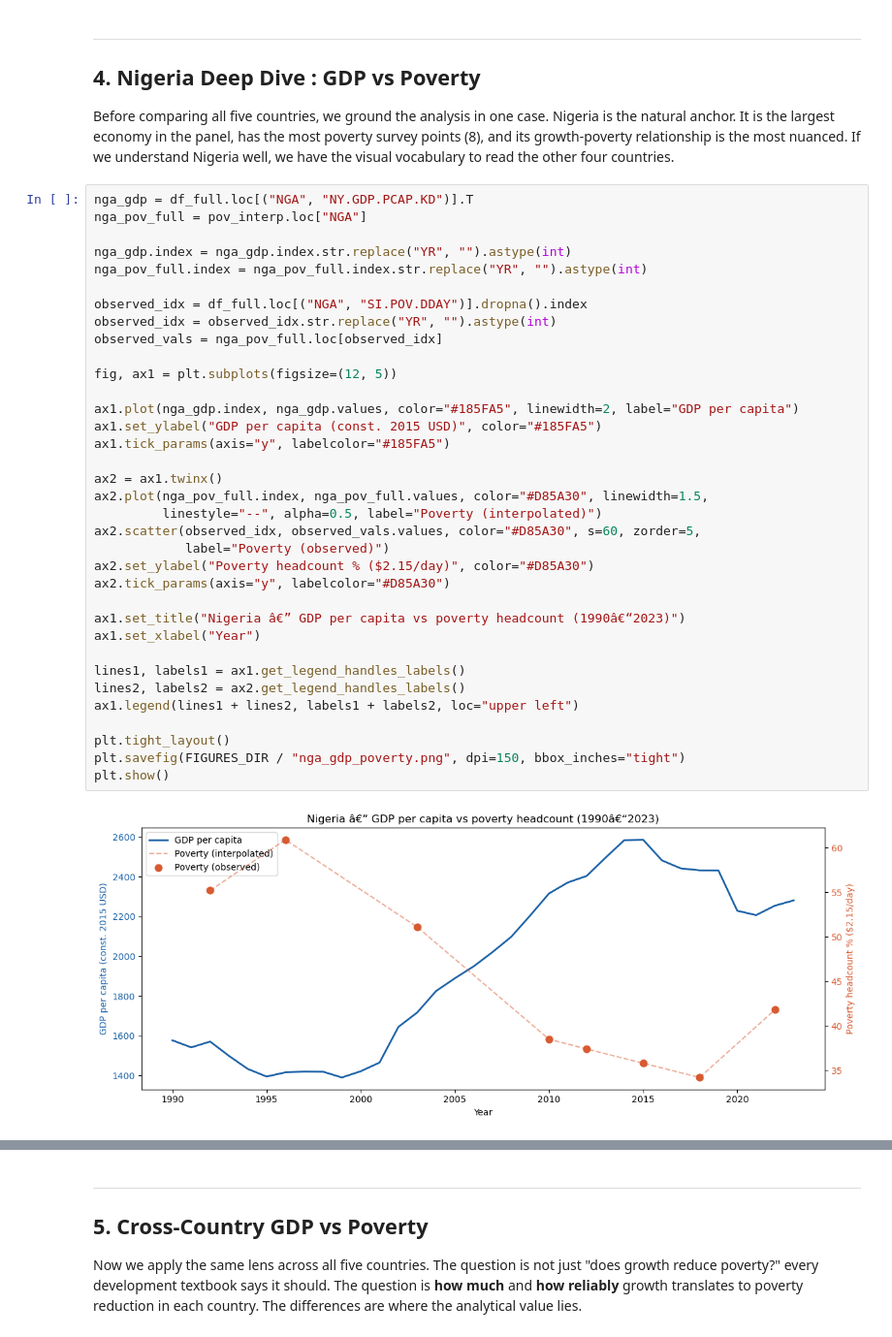
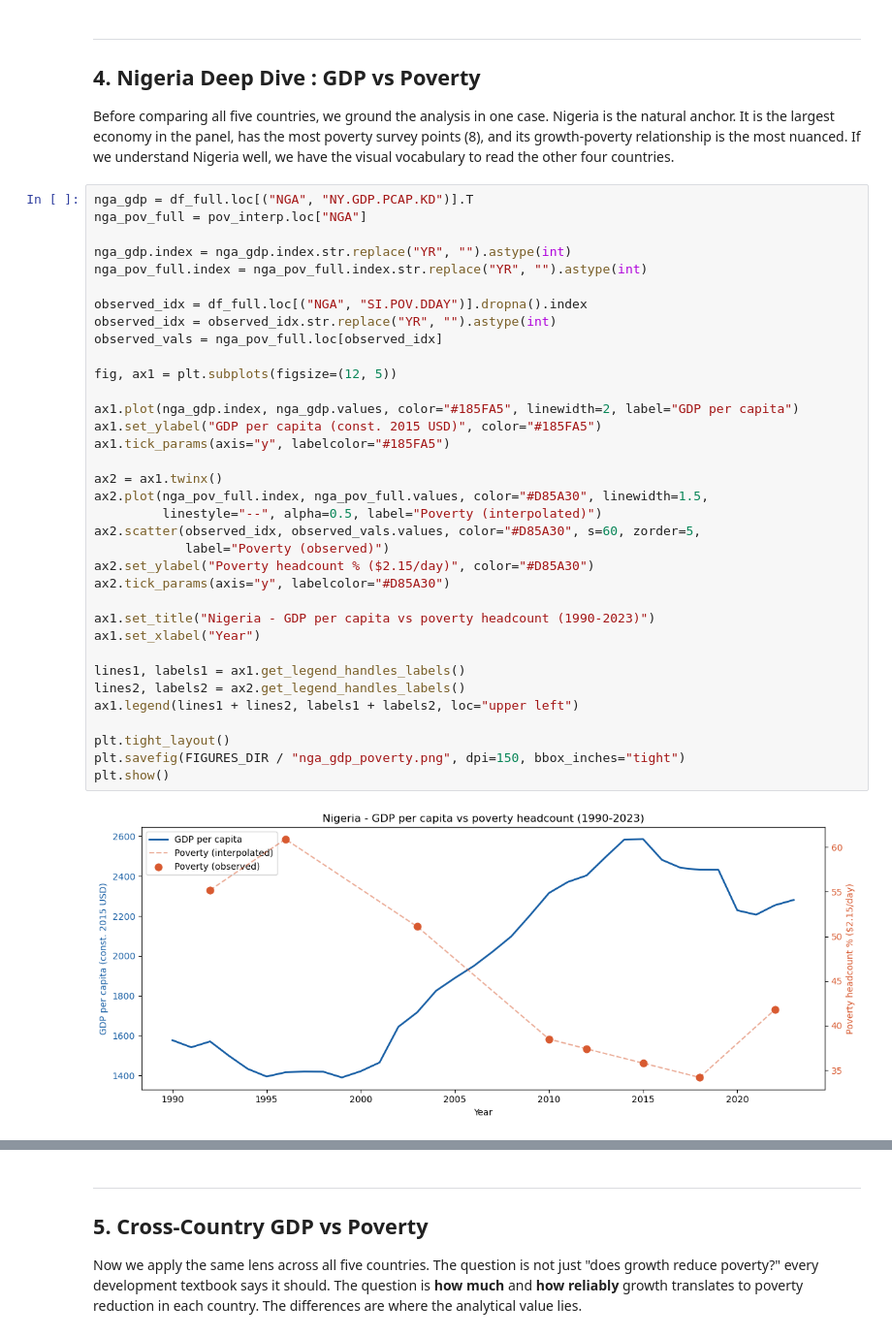
Before and after one commit to kozah04/ng-growth-poverty, a Jupyter notebook: notebooks/eda.ipynb, the cells around one changed output, grey strips where cells are left out. Shown at 97% size. Cells and saved outputs as stored; diff of their text form.

```diff
--- a/notebooks/eda.ipynb
+++ b/notebooks/eda.ipynb
@@ -291,35 +290,35 @@ nga_gdp.index = nga_gdp.index.str.replace("YR", "").astype(int)
 nga_pov_full.index = nga_pov_full.index.str.replace("YR", "").astype(int)
 
 observed_idx = df_full.loc[("NGA", "SI.POV.DDAY")].dropna().index
 observed_idx = observed_idx.str.replace("YR", "").astype(int)
 observed_vals = nga_pov_full.loc[observed_idx]
 
 fig, ax1 = plt.subplots(figsize=(12, 5))
 
 ax1.plot(nga_gdp.index, nga_gdp.values, color="#185FA5", linewidth=2, label="GDP per capita")
 ax1.set_ylabel("GDP per capita (const. 2015 USD)", color="#185FA5")
 ax1.tick_params(axis="y", labelcolor="#185FA5")
 
 ax2 = ax1.twinx()
 ax2.plot(nga_pov_full.index, nga_pov_full.values, color="#D85A30", linewidth=1.5,
          linestyle="--", alpha=0.5, label="Poverty (interpolated)")
 ax2.scatter(observed_idx, observed_vals.values, color="#D85A30", s=60, zorder=5,
             label="Poverty (observed)")
 ax2.set_ylabel("Poverty headcount % ($2.15/day)", color="#D85A30")
 ax2.tick_params(axis="y", labelcolor="#D85A30")
 
-ax1.set_title("Nigeria â€” GDP per capita vs poverty headcount (1990â€“2023)")
+ax1.set_title("Nigeria - GDP per capita vs poverty headcount (1990-2023)")
 ax1.set_xlabel("Year")
 
 lines1, labels1 = ax1.get_legend_handles_labels()
 lines2, labels2 = ax2.get_legend_handles_labels()
 ax1.legend(lines1 + lines2, labels1 + labels2, loc="upper left")
 
 plt.tight_layout()
 plt.savefig(FIGURES_DIR / "nga_gdp_poverty.png", dpi=150, bbox_inches="tight")
 plt.show()
 # %% [output]
-[figure, old version]
+[figure, new version]
 # %% [markdown]
 ### Nigeria - What the chart reveals
 
```
Also changed, not shown: parts of 19 cells of this notebook, 1 other file.
